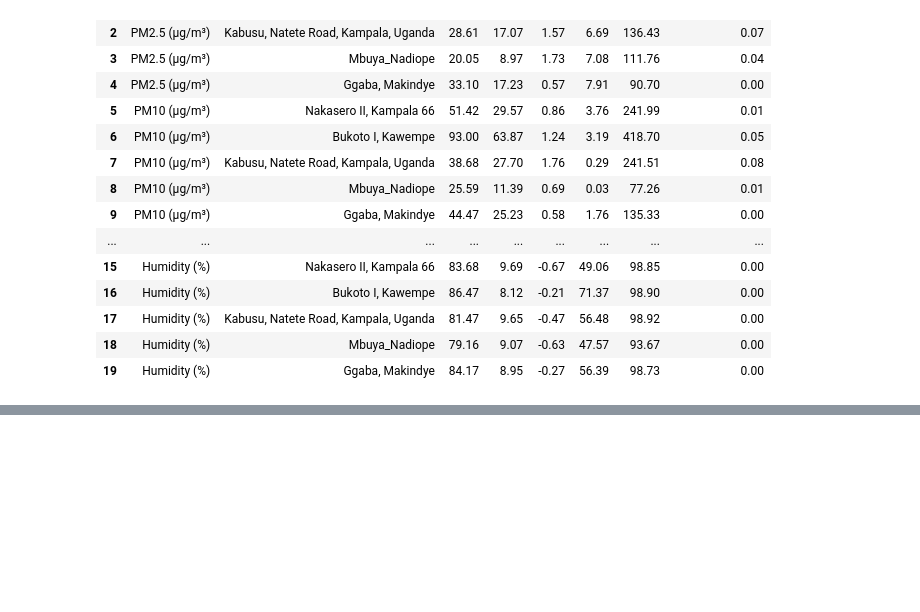
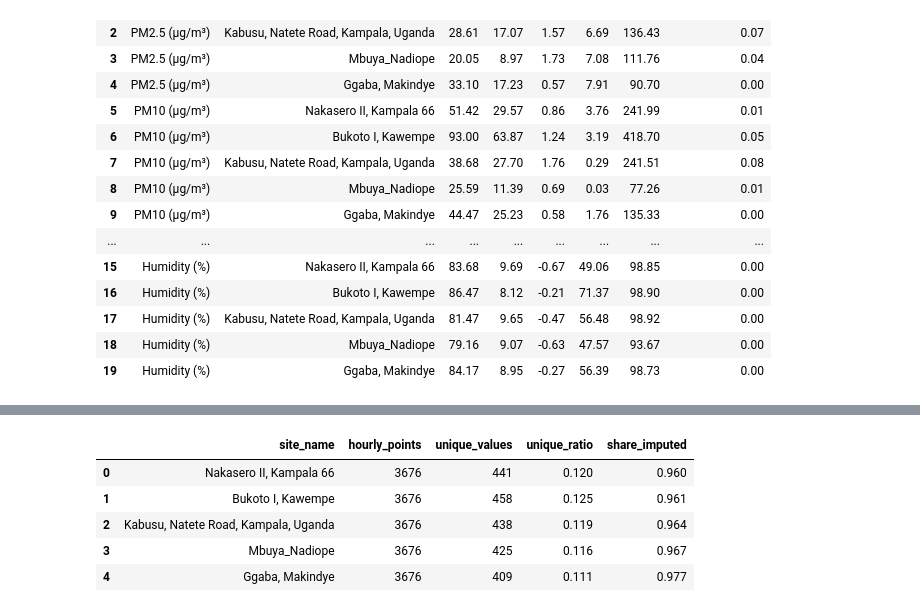
Before and after one commit to coleRodneyMigisha/airqo_cole_charis_assgnmnt, a Jupyter notebook: train.ipynb, the cells around one changed output, grey strips where cells are left out. Saved outputs shown, nothing was run; the diff lists cells and outputs as text; code cells hidden in the pictures; blank space fills up the shorter version.

```diff
--- a/train.ipynb
+++ b/train.ipynb
@@ -1119,0 +1154,27 @@ Distribution summary (1.5xIQR rule, informational - full outlier treatment in St
+# %%
+# The daily-mean lines above show a suspiciously regular repeating sawtooth,
+# especially Jan-Mar. Quantify how much of that is real vs an artifact of
+# Tier 1 KNN reusing the same handful of real anchors for every hour that
+# shares the same (hour, day-of-week, month) signature.
+diagnostic_rows = []
+for site_name in eda_site_names:
+    sensor_data = eda_valid[eda_valid['site_name'] == site_name]
+    hourly_values = sensor_data['pm2_5_calibrated_value'].dropna()
+    was_imputed = sensor_data['pm2_5_calibrated_value_pre_interpolation_na']
+
+    diagnostic_rows.append({
+        'site_name': site_name,
+        'hourly_points': len(hourly_values),
+        'unique_values': hourly_values.nunique(),
+        'unique_ratio': round(hourly_values.nunique() / len(hourly_values), 3),
+        'share_imputed': round(was_imputed.mean(), 3),
+    })
+
+display(pd.DataFrame(diagnostic_rows))
+# %% [output]
+|  | site_name | hourly_points | unique_values | unique_ratio | share_imputed |
+| 0 | Nakasero II, Kampala 66 | 3676 | 441 | 0.120 | 0.960 |
+| 1 | Bukoto I, Kawempe | 3676 | 458 | 0.125 | 0.961 |
+| 2 | Kabusu, Natete Road, Kampala, Uganda | 3676 | 438 | 0.119 | 0.964 |
+| 3 | Mbuya_Nadiope | 3676 | 425 | 0.116 | 0.967 |
+| 4 | Ggaba, Makindye | 3676 | 409 | 0.111 | 0.977 |
```
Also changed, not shown: parts of 5 cells of this notebook.
